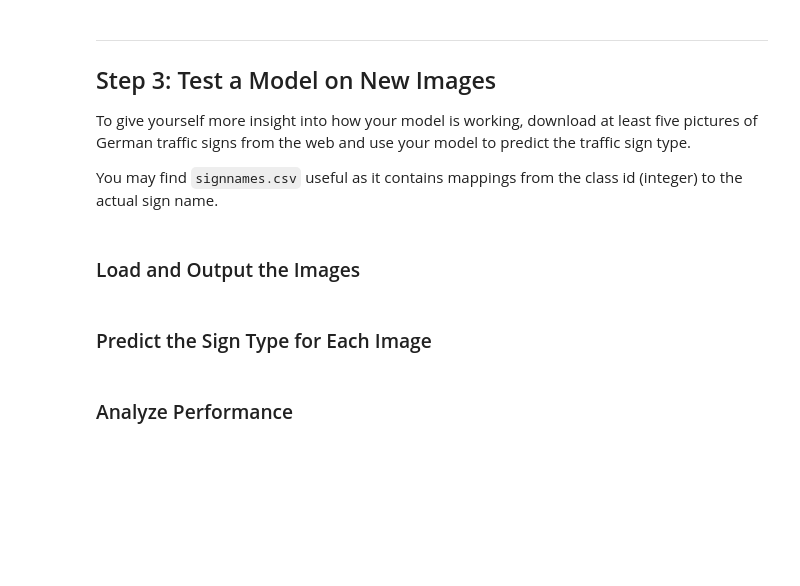
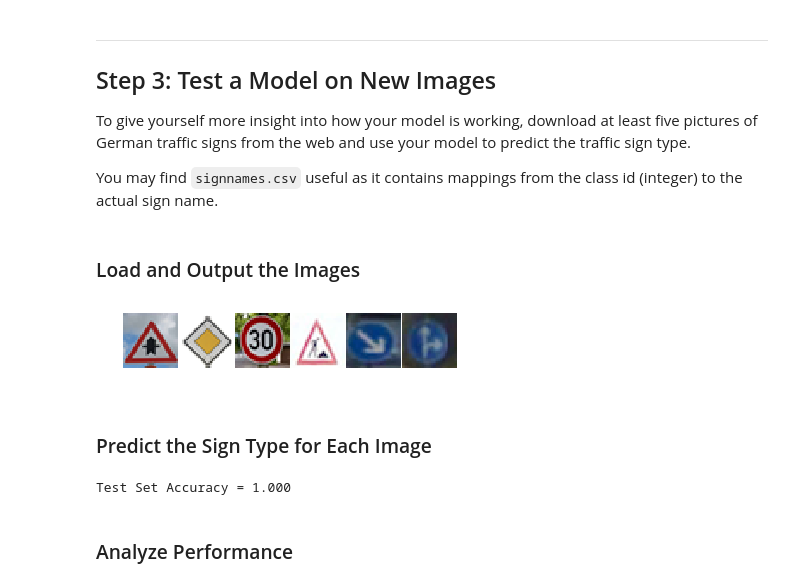
Before and after one commit to raskolnikov-reborn/CarND-Project-2, a Jupyter notebook: Traffic_Sign_Classifier.ipynb, the cells around one changed output. Cells and saved outputs as stored; diff of their text form; code cells hidden in the pictures; blank space fills up the shorter version.

```diff
--- a/Traffic_Sign_Classifier.ipynb
+++ b/Traffic_Sign_Classifier.ipynb
@@ -315,8 +366,8 @@ This section has been completed during the data visualization steps. Proper expl
 import tensorflow as tf
 import numpy as np
 
-EPOCHS = 10
-BATCH_SIZE = 100
+EPOCHS = 400
+BATCH_SIZE = 128
 # %% [markdown]
 ### Model Architecture
 # %%
@@ -334,7 +385,7 @@ def create_convolutional_layer(
     mu,
     sigma,
     ):
-    biases = tf.Variable(tf.random_normal([output_depth]))
+    biases = tf.Variable(tf.zeros((output_depth)))
     weights = tf.Variable(tf.truncated_normal(shape=(filter_width, filter_height, input_depth,
                           output_depth), mean=mu, stddev=sigma))
     conv_layer = tf.nn.conv2d(input_features, weights, strides=desired_strides,
@@ -531,7 +483,7 @@ with tf.device('/gpu:0'):
     keep_prob = tf.placeholder(tf.float32)
 # %%
 # Setup the Training Pipeline
-rate = 0.001
+rate = 0.0008
 with tf.device ('gpu:0'):
     act1,act2,act3,logits = LeNet2(x)
     cross_entropy = tf.nn.softmax_cross_entropy_with_logits(logits=logits, labels=one_hot_y)
@@ -574,5 +533,4 @@ with tf.Session(config=tf.ConfigProto(allow_soft_placement=True)) as sess:
         print()
     # Save the Model
     saver.save(sess, './lenet')
-    saver.save(sess,'./lenet.ckpt')
     print("Model saved")
@@ -603,26 +574,28 @@ You may find `signnames.csv` useful as it contains mappings from the class id (i
 # %%
 ### Load the images and plot them here.
 ### Feel free to use as many code cells as needed.
 #reading in an image
 import os
 
-fig, axs = plt.subplots(2,4, figsize=(4, 2))
+fig, axs = plt.subplots(1,6, figsize=(6, 1))
 fig.subplots_adjust(hspace = .2, wspace=.001)
 axs = axs.ravel()
 
 my_images = []
 
-for i, img in enumerate(os.listdir('my-found-traffic-signs/')):
-    image = cv2.imread('my-found-traffic-signs/' + img)
+for i, img in enumerate(os.listdir('new_images/')):
+    image = cv2.imread('new_images/' + img)
     axs[i].axis('off')
     axs[i].imshow(cv2.cvtColor(image, cv2.COLOR_BGR2RGB))
     my_images.append(image)
 
 my_images = np.asarray(my_images)
 
 my_images_gry = np.sum(my_images/3, axis=3, keepdims=True)
 
-my_images_normalized = (my_images_gry - 128.)/128.
+my_images_normalized = -1 + 2*(my_images_gry )/255.
+# %% [output]
+[figure, added]
 # %% [markdown]
 ### Predict the Sign Type for Each Image
 # %%
@@ -630,7 +603,7 @@ my_images_normalized = (my_images_gry - 128.)/128.
 ### Make sure to pre-process the images with the same pre-processing pipeline used earlier.
 ### Feel free to use as many code cells as needed.
 # %%
-my_labels = [11, 3, 1, 12, 38, 34, 18, 25]
+my_labels = [11, 12, 1, 25, 38,36]
 
 with tf.Session() as sess:
     sess.run(tf.global_variables_initializer())
@@ -638,6 +611,8 @@ with tf.Session() as sess:
     saver3.restore(sess, "./lenet")
     my_accuracy = evaluate(my_images_normalized, my_labels)
     print("Test Set Accuracy = {:.3f}".format(my_accuracy))
+# %% [output]
+Test Set Accuracy = 1.000
 # %% [markdown]
 ### Analyze Performance
 # %%
```
Also changed, not shown: parts of 23 cells of this notebook, 12 other files.
